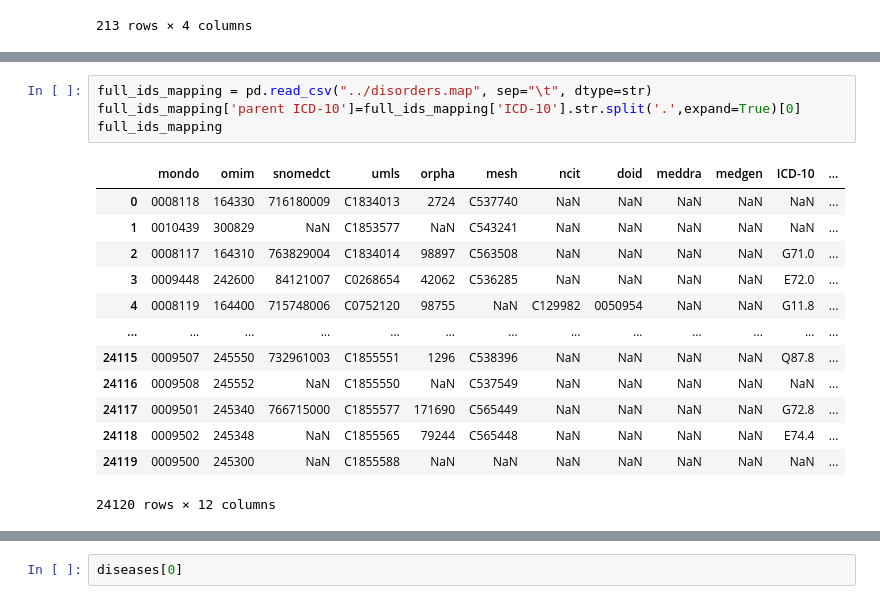
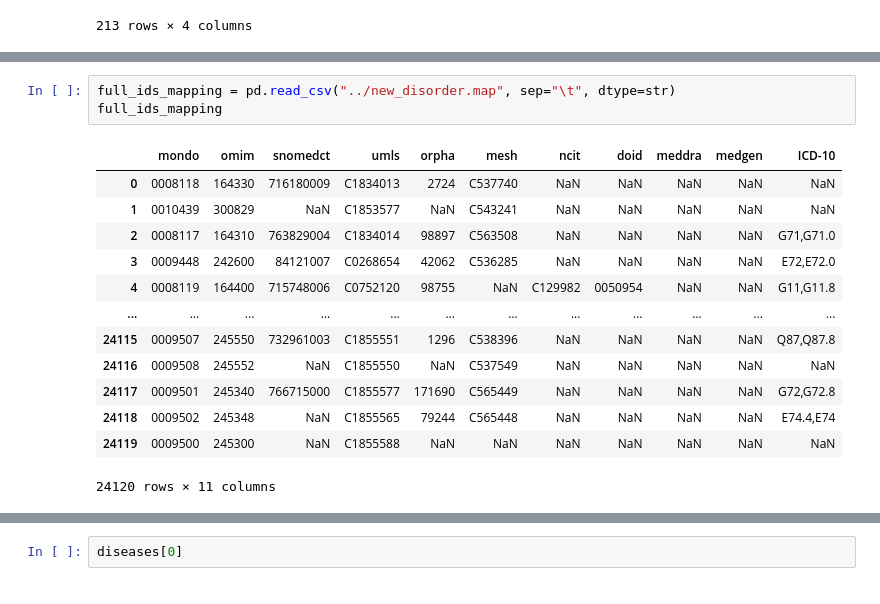
Before and after one commit to bionetslab/digest, a Jupyter notebook: jupyter/Untitled.ipynb, the cells around one changed output, grey strips where cells are left out. Drawn from its saved outputs; the diff is of its cells as text.

Commit message:
fixed icd10 mapping

```diff
--- a/jupyter/Untitled.ipynb
+++ b/jupyter/Untitled.ipynb
@@ -193,19 +194,18 @@ target_kegg_mapping
 200 rows × 5 columns
 # %%
-full_ids_mapping = pd.read_csv("../disorders.map", sep="\t", dtype=str)
-full_ids_mapping['parent ICD-10']=full_ids_mapping['ICD-10'].str.split('.',expand=True)[0]
+full_ids_mapping = pd.read_csv("../new_disorder.map", sep="\t", dtype=str)
 full_ids_mapping
 # %% [output]
-|  | mondo | omim | snomedct | umls | orpha | mesh | ncit | doid | meddra | medgen | ICD-10 | ... |
-| 0 | 0008118 | 164330 | 716180009 | C1834013 | 2724 | C537740 | NaN | NaN | NaN | NaN | NaN | ... |
-| 1 | 0010439 | 300829 | NaN | C1853577 | NaN | C543241 | NaN | NaN | NaN | NaN | NaN | ... |
-| 2 | 0008117 | 164310 | 763829004 | C1834014 | 98897 | C563508 | NaN | NaN | NaN | NaN | G71.0 | ... |
-| 3 | 0009448 | 242600 | 84121007 | C0268654 | 42062 | C536285 | NaN | NaN | NaN | NaN | E72.0 | ... |
-| 4 | 0008119 | 164400 | 715748006 | C0752120 | 98755 | NaN | C129982 | 0050954 | NaN | NaN | G11.8 | ... |
-| ... | ... | ... | ... | ... | ... | ... | ... | ... | ... | ... | ... | ... |
-| 24115 | 0009507 | 245550 | 732961003 | C1855551 | 1296 | C538396 | NaN | NaN | NaN | NaN | Q87.8 | ... |
-| 24116 | 0009508 | 245552 | NaN | C1855550 | NaN | C537549 | NaN | NaN | NaN | NaN | NaN | ... |
-| 24117 | 0009501 | 245340 | 766715000 | C1855577 | 171690 | C565449 | NaN | NaN | NaN | NaN | G72.8 | ... |
-| 24118 | 0009502 | 245348 | NaN | C1855565 | 79244 | C565448 | NaN | NaN | NaN | NaN | E74.4 | ... |
-| 24119 | 0009500 | 245300 | NaN | C1855588 | NaN | NaN | NaN | NaN | NaN | NaN | NaN | ... |
+|  | mondo | omim | snomedct | umls | orpha | mesh | ncit | doid | meddra | medgen | ICD-10 |
+| 0 | 0008118 | 164330 | 716180009 | C1834013 | 2724 | C537740 | NaN | NaN | NaN | NaN | NaN |
+| 1 | 0010439 | 300829 | NaN | C1853577 | NaN | C543241 | NaN | NaN | NaN | NaN | NaN |
+| 2 | 0008117 | 164310 | 763829004 | C1834014 | 98897 | C563508 | NaN | NaN | NaN | NaN | G71,G71.0 |
+| 3 | 0009448 | 242600 | 84121007 | C0268654 | 42062 | C536285 | NaN | NaN | NaN | NaN | E72,E72.0 |
+| 4 | 0008119 | 164400 | 715748006 | C0752120 | 98755 | NaN | C129982 | 0050954 | NaN | NaN | G11,G11.8 |
+| ... | ... | ... | ... | ... | ... | ... | ... | ... | ... | ... | ... |
+| 24115 | 0009507 | 245550 | 732961003 | C1855551 | 1296 | C538396 | NaN | NaN | NaN | NaN | Q87,Q87.8 |
+| 24116 | 0009508 | 245552 | NaN | C1855550 | NaN | C537549 | NaN | NaN | NaN | NaN | NaN |
+| 24117 | 0009501 | 245340 | 766715000 | C1855577 | 171690 | C565449 | NaN | NaN | NaN | NaN | G72,G72.8 |
+| 24118 | 0009502 | 245348 | NaN | C1855565 | 79244 | C565448 | NaN | NaN | NaN | NaN | E74.4,E74 |
+| 24119 | 0009500 | 245300 | NaN | C1855588 | NaN | NaN | NaN | NaN | NaN | NaN | NaN |
-24120 rows × 12 columns
+24120 rows × 11 columns
```
Also changed, not shown: parts of 15 cells of this notebook, 2 other files.
